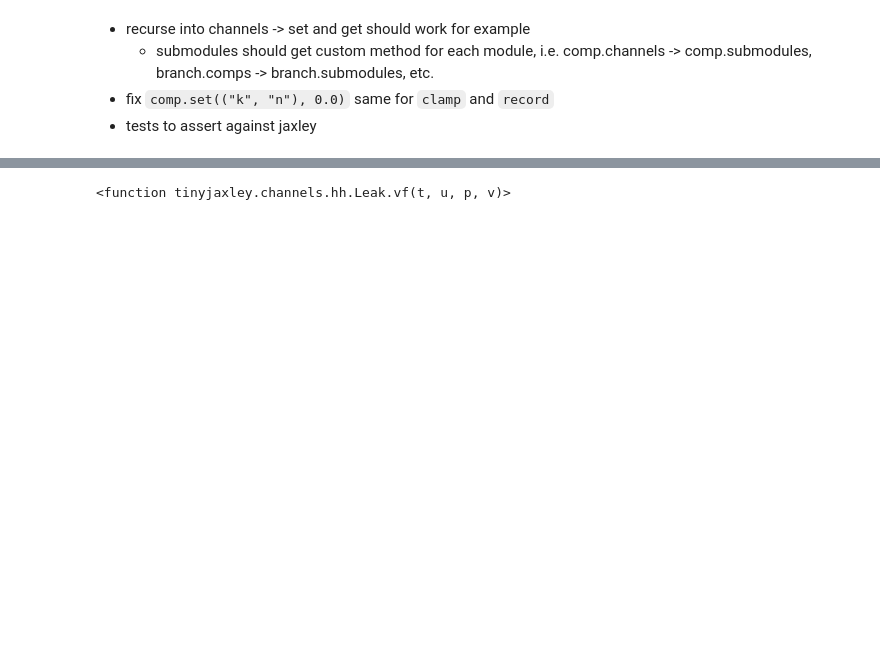
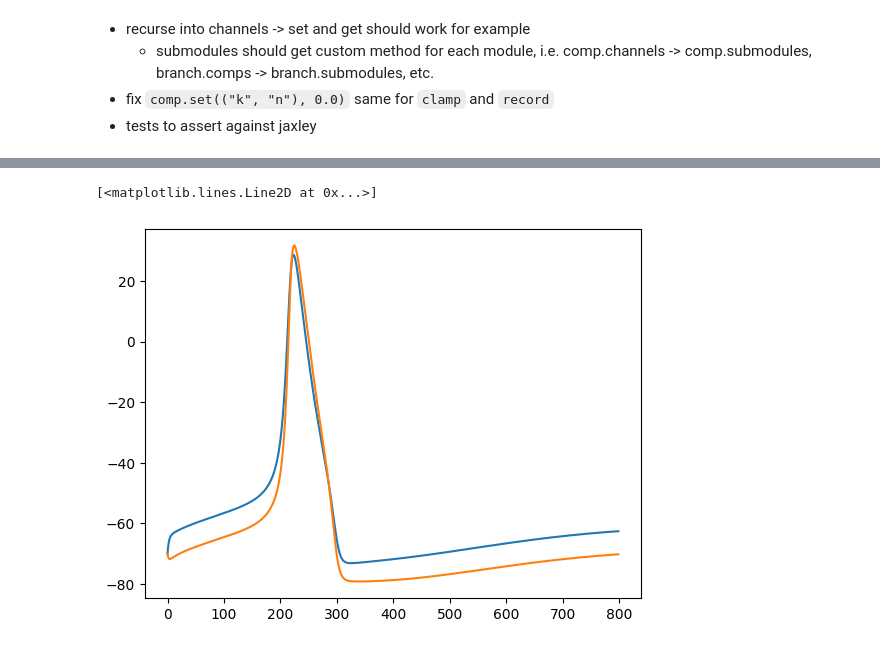
Before and after one commit to jnsbck/tinyjaxley, a Jupyter notebook: dev.ipynb, the cells around one changed output, grey strips where cells are left out. Saved outputs shown, nothing was run; the diff lists cells and outputs as text; code cells hidden in the pictures; blank space fills up the shorter version.

```diff
--- a/dev.ipynb
+++ b/dev.ipynb
@@ -49,19 +49,19 @@ plt.plot(sol.ts, sol.ys[0]["v"])
 # %%
-branch = Branch([Compartment()]*10)
+branch = Branch([Compartment()]*2)
 # branch.record("v")
 branch.insert(Leak())
 branch.insert(Na())
 branch.insert(K())
-# branch.comp(0).stimulate(lambda t, u, p: 0.05)
-# branch.comp(1).stimulate(lambda t, u, p: -0.05)
+branch.comp(0).stimulate(lambda t, u: jnp.array([0.05]))
+branch.comp(1).stimulate(lambda t, u: jnp.array([-0.05]))
 
 # t0 = 0
 u0 = branch.all_states
-# u0 = branch.init(t0, branch.states, branch.params)
 # branch.set("v", -70.0)
+u0 = branch.init()
 # %%
 ode = ODETerm(branch.vf)
 tspan = (0, 20)
 ts = jnp.arange(*tspan, 0.025)
 saveat = SaveAt(ts = ts)
-sol = diffeqsolve(ode, Dopri5(), *tspan, y0 = u0, dt0 = 0.025, saveat = saveat, args = p)
+sol = diffeqsolve(ode, Dopri5(), *tspan, y0 = u0, dt0 = 0.025, saveat = saveat)
@@ -74,4 +68,6 @@ leak_copy.vf = leak.vf
-# %%
-leak.vf = jax.jit(leak.vf)
-# %% [output]
-<function tinyjaxley.channels.hh.Leak.vf(t, u, p, v)>
+# %%
+plt.plot(sol.ys[1][0][0]["v"])
+plt.plot(sol.ys[1][1][0]["v"])
+# %% [output]
+[<matplotlib.lines.Line2D at 0x...>]
+[figure, added]
```
Also changed, not shown: parts of 3 cells of this notebook, 11 other files.
